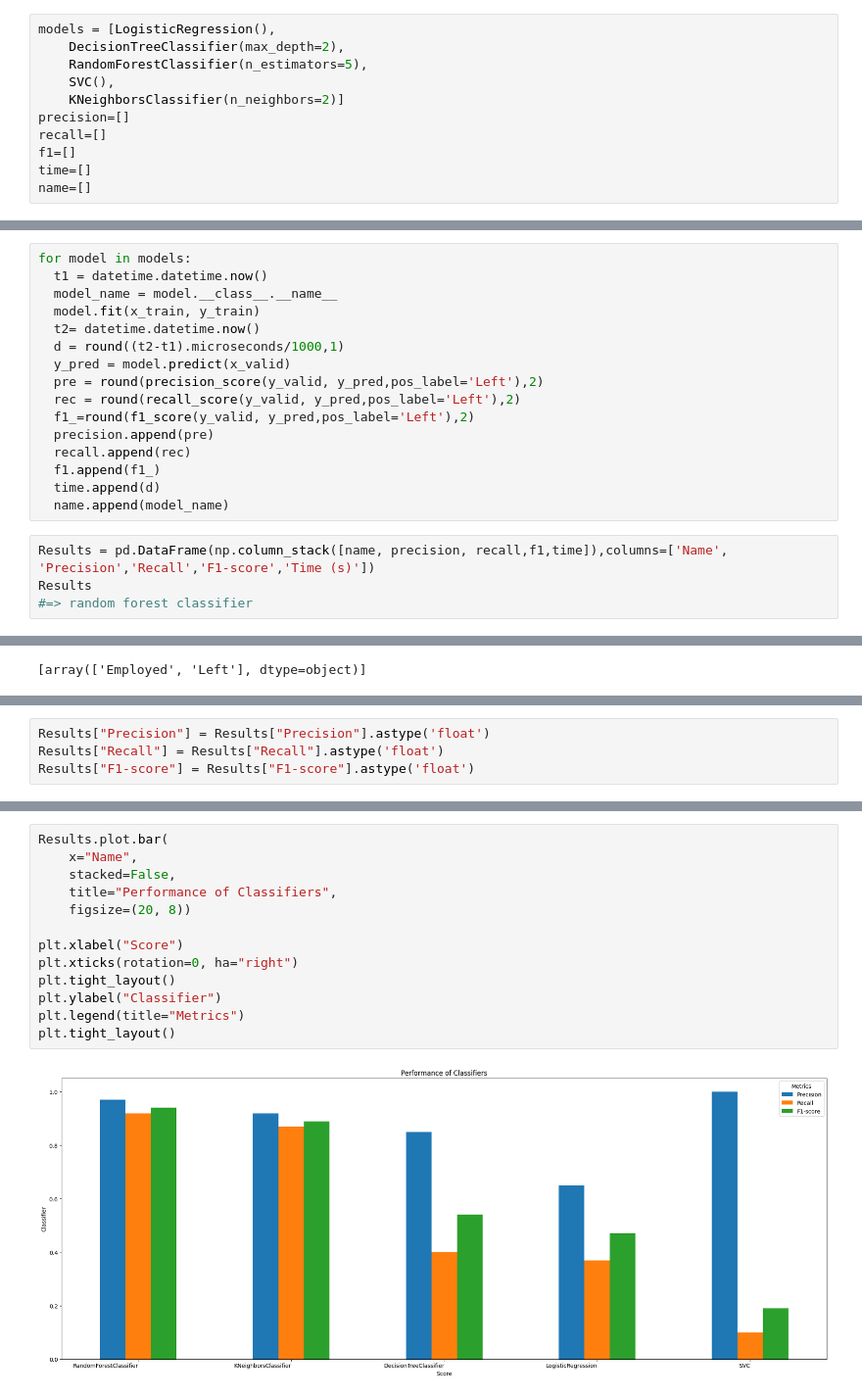
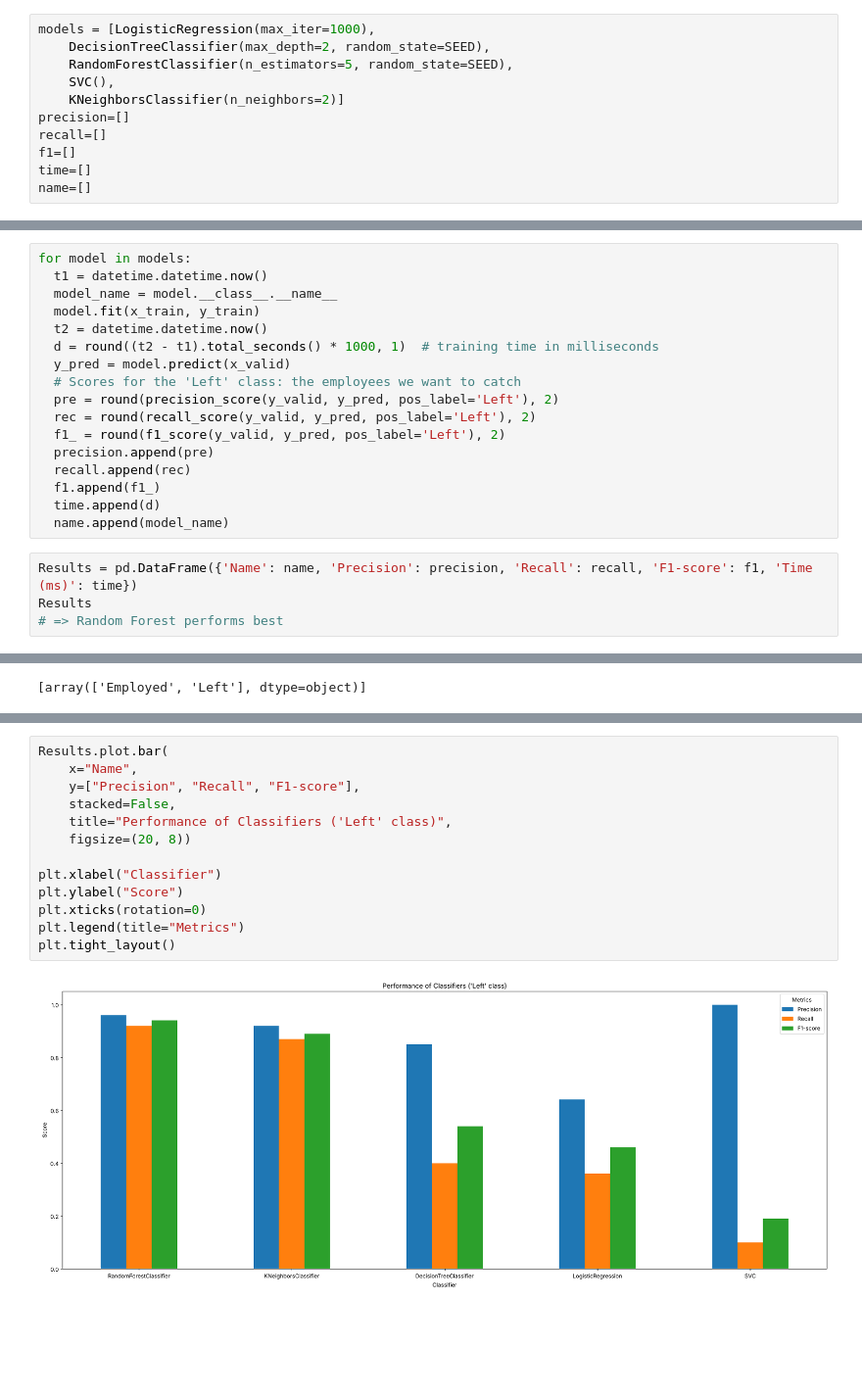
Before and after one commit to Tran-Gia-Huy/Huy_portfolio.github.io, a Jupyter notebook: docs/Employy Churn.ipynb, the cells around one changed output, grey strips where cells are left out. Shown at 98% size. Saved outputs shown, nothing was run; the diff lists cells and outputs as text; blank space fills up the shorter version.

```diff
--- a/docs/Employy Churn.ipynb
+++ b/docs/Employy Churn.ipynb
@@ -311,7 +327,7 @@ Model loop
 # %%
-models = [LogisticRegression(),
-    DecisionTreeClassifier(max_depth=2),
-    RandomForestClassifier(n_estimators=5),
+models = [LogisticRegression(max_iter=1000),
+    DecisionTreeClassifier(max_depth=2, random_state=SEED),
+    RandomForestClassifier(n_estimators=5, random_state=SEED),
     SVC(),
     KNeighborsClassifier(n_neighbors=2)]
 precision=[]
@@ -328,19 +344,20 @@ for model in models:
   t1 = datetime.datetime.now()
   model_name = model.__class__.__name__
   model.fit(x_train, y_train)
-  t2= datetime.datetime.now()
-  d = round((t2-t1).microseconds/1000,1)
+  t2 = datetime.datetime.now()
+  d = round((t2 - t1).total_seconds() * 1000, 1)  # training time in milliseconds
   y_pred = model.predict(x_valid)
-  pre = round(precision_score(y_valid, y_pred,pos_label='Left'),2)
-  rec = round(recall_score(y_valid, y_pred,pos_label='Left'),2)
-  f1_=round(f1_score(y_valid, y_pred,pos_label='Left'),2)
+  # Scores for the 'Left' class: the employees we want to catch
+  pre = round(precision_score(y_valid, y_pred, pos_label='Left'), 2)
+  rec = round(recall_score(y_valid, y_pred, pos_label='Left'), 2)
+  f1_ = round(f1_score(y_valid, y_pred, pos_label='Left'), 2)
   precision.append(pre)
   recall.append(rec)
   f1.append(f1_)
   time.append(d)
   name.append(model_name)
 # %%
-Results = pd.DataFrame(np.column_stack([name, precision, recall,f1,time]),columns=['Name', 'Precision','Recall','F1-score','Time (s)'])
+Results = pd.DataFrame({'Name': name, 'Precision': precision, 'Recall': recall, 'F1-score': f1, 'Time (ms)': time})
 Results
-#=> random forest classifier
+# => Random Forest performs best
 # %% [output]
@@ -431,4 +423,0 @@ weighted avg       0.90      0.90      0.90      2814
-# %%
-Results["Precision"] = Results["Precision"].astype('float')
-Results["Recall"] = Results["Recall"].astype('float')
-Results["F1-score"] = Results["F1-score"].astype('float')
@@ -437,15 +450,15 @@ Results=Results.sort_values(by=['Recall','Precision'],ascending=False)
 # %%
 Results.plot.bar(
     x="Name",
+    y=["Precision", "Recall", "F1-score"],
     stacked=False,
-    title="Performance of Classifiers",
+    title="Performance of Classifiers ('Left' class)",
     figsize=(20, 8))
 
-plt.xlabel("Score")
-plt.xticks(rotation=0, ha="right")
-plt.tight_layout()
-plt.ylabel("Classifier")
+plt.xlabel("Classifier")
+plt.ylabel("Score")
+plt.xticks(rotation=0)
 plt.legend(title="Metrics")
 plt.tight_layout()
 # %% [output]
-[figure, old version]
+[figure, new version]
```
Also changed, not shown: parts of 47 cells of this notebook, 6 other files.
